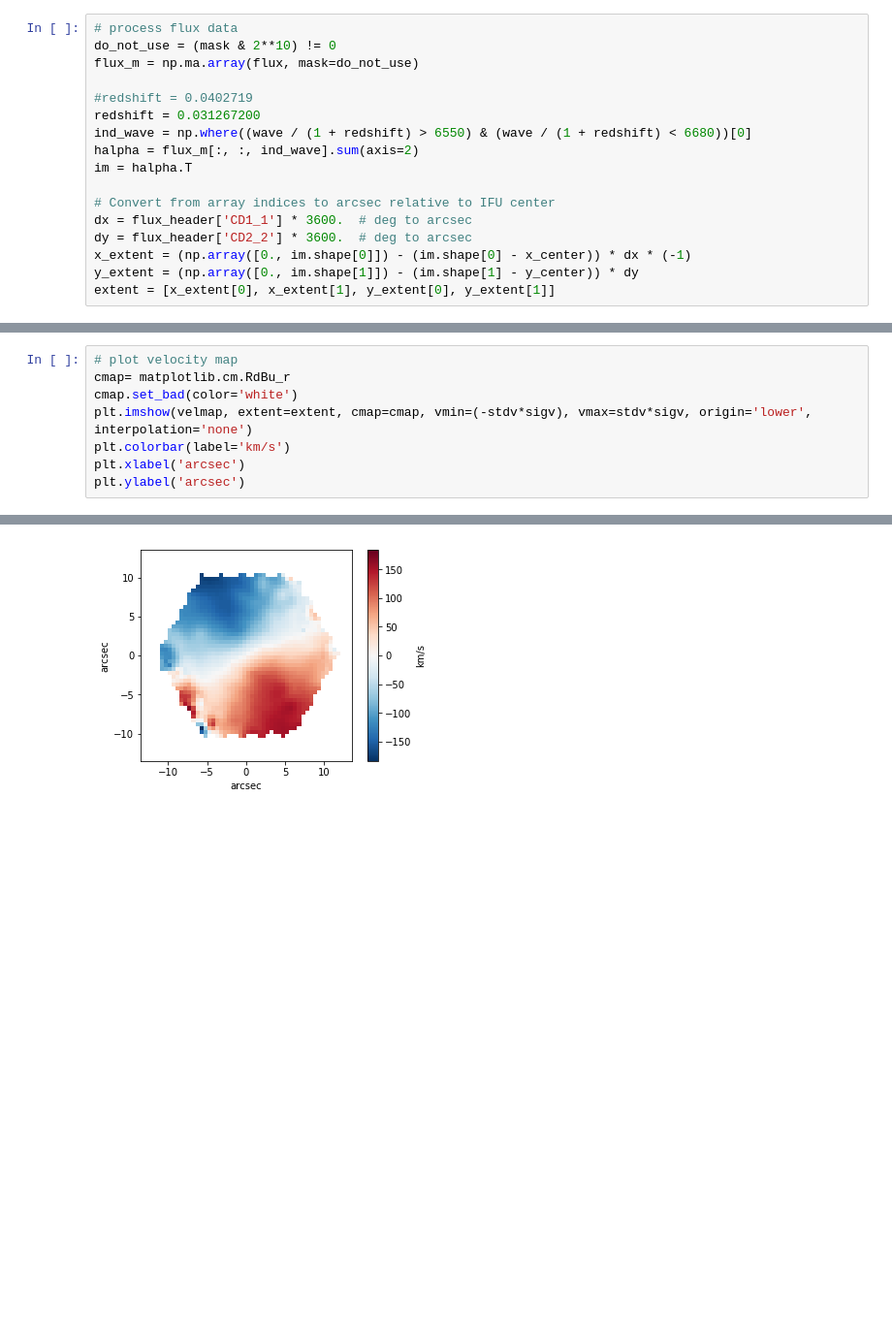
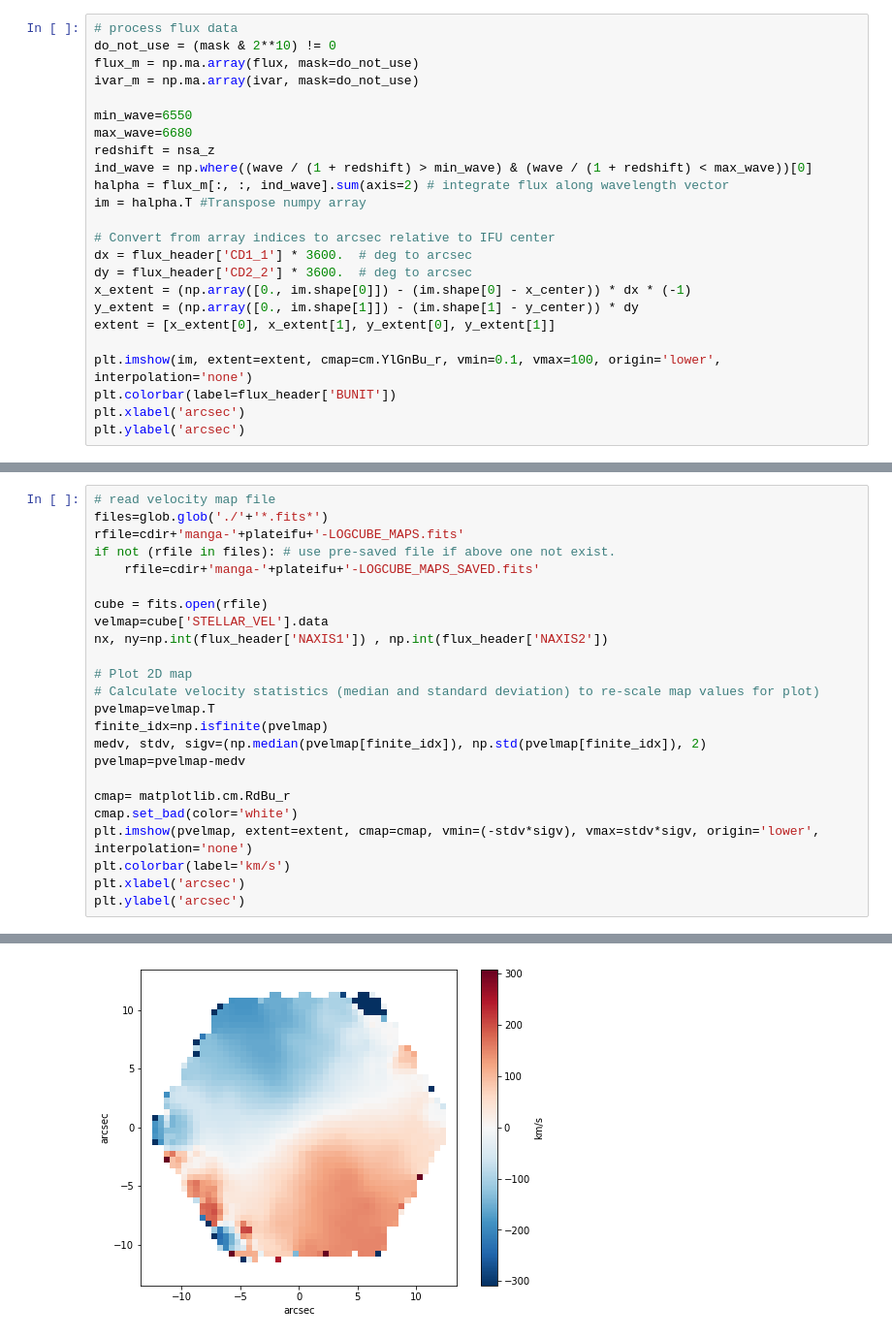
Before and after one commit to astrohchung/manga_rc_tuto, a Jupyter notebook: manga_rc_tuto.ipynb, the cells around one changed output, grey strips where cells are left out. Shown at 97% size. Drawn from its saved outputs; the diff is of its cells as text; blank space fills up the shorter version.

```diff
--- a/manga_rc_tuto.ipynb
+++ b/manga_rc_tuto.ipynb
@@ -54,12 +254,14 @@ Text(0,0.5,'1E-17 erg/s/cm^2/Ang/spaxel')
 # process flux data
 do_not_use = (mask & 2**10) != 0
 flux_m = np.ma.array(flux, mask=do_not_use)
+ivar_m = np.ma.array(ivar, mask=do_not_use)
 
-#redshift = 0.0402719
-redshift = 0.031267200
-ind_wave = np.where((wave / (1 + redshift) > 6550) & (wave / (1 + redshift) < 6680))[0]
-halpha = flux_m[:, :, ind_wave].sum(axis=2)
-im = halpha.T
+min_wave=6550
+max_wave=6680
+redshift = nsa_z
+ind_wave = np.where((wave / (1 + redshift) > min_wave) & (wave / (1 + redshift) < max_wave))[0]
+halpha = flux_m[:, :, ind_wave].sum(axis=2) # integrate flux along wavelength vector
+im = halpha.T #Transpose numpy array
 
 # Convert from array indices to arcsec relative to IFU center
 dx = flux_header['CD1_1'] * 3600.  # deg to arcsec
@@ -67,3 +269,8 @@ dy = flux_header['CD2_2'] * 3600.  # deg to arcsec
 x_extent = (np.array([0., im.shape[0]]) - (im.shape[0] - x_center)) * dx * (-1)
 y_extent = (np.array([0., im.shape[1]]) - (im.shape[1] - y_center)) * dy
 extent = [x_extent[0], x_extent[1], y_extent[0], y_extent[1]]
+
+plt.imshow(im, extent=extent, cmap=cm.YlGnBu_r, vmin=0.1, vmax=100, origin='lower', interpolation='none')
+plt.colorbar(label=flux_header['BUNIT'])
+plt.xlabel('arcsec')
+plt.ylabel('arcsec')
@@ -94,11 +400,27 @@ velmap=velmap-medv
 # %%
-# plot velocity map
+# read velocity map file
+files=glob.glob('./'+'*.fits*')
+rfile=cdir+'manga-'+plateifu+'-LOGCUBE_MAPS.fits'
+if not (rfile in files): # use pre-saved file if above one not exist.
+    rfile=cdir+'manga-'+plateifu+'-LOGCUBE_MAPS_SAVED.fits'
+
+cube = fits.open(rfile)
+velmap=cube['STELLAR_VEL'].data
+nx, ny=np.int(flux_header['NAXIS1']) , np.int(flux_header['NAXIS2'])
+
+# Plot 2D map
+# Calculate velocity statistics (median and standard deviation) to re-scale map values for plot)
+pvelmap=velmap.T
+finite_idx=np.isfinite(pvelmap)
+medv, stdv, sigv=(np.median(pvelmap[finite_idx]), np.std(pvelmap[finite_idx]), 2)
+pvelmap=pvelmap-medv
+
 cmap= matplotlib.cm.RdBu_r
 cmap.set_bad(color='white')
-plt.imshow(velmap, extent=extent, cmap=cmap, vmin=(-stdv*sigv), vmax=stdv*sigv, origin='lower', interpolation='none')
+plt.imshow(pvelmap, extent=extent, cmap=cmap, vmin=(-stdv*sigv), vmax=stdv*sigv, origin='lower', interpolation='none')
 plt.colorbar(label='km/s')
 plt.xlabel('arcsec')
 plt.ylabel('arcsec')
 # %% [output]
 Text(0,0.5,'arcsec')
-[figure, old version]
+[figure, new version]
```
Also changed, not shown: parts of 21 cells of this notebook, 6 other files.
